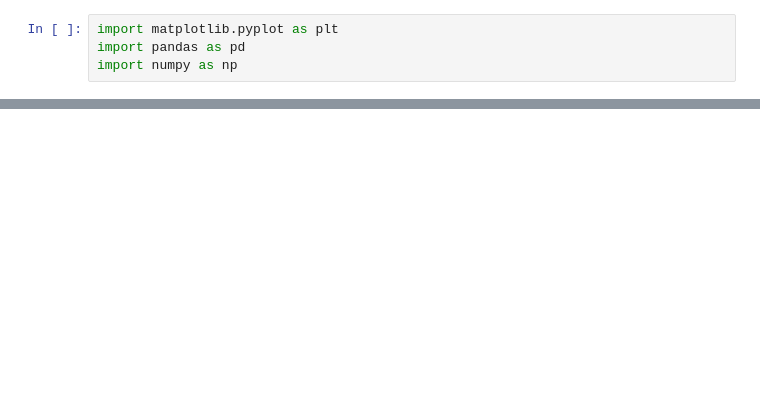
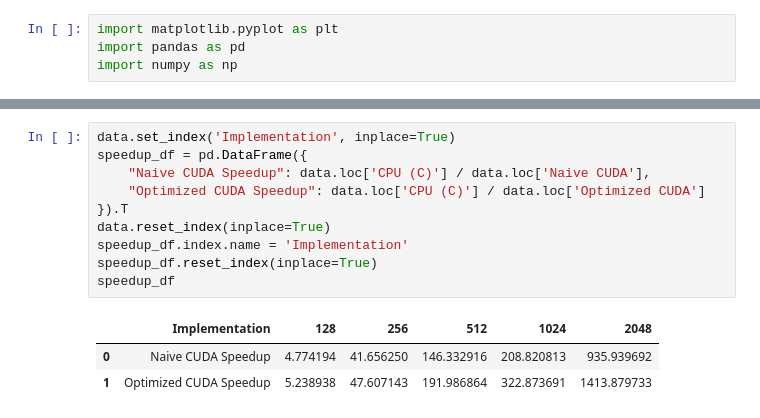
Before and after one commit to SlyShot42/cuda-matmul-conv-bench, a Jupyter notebook: runtime_analysis.ipynb, the cells around one changed output, grey strips where cells are left out. Drawn from its saved outputs; the diff is of its cells as text; blank space fills up the shorter version.

Commit message:
added speedup calculation logic

```diff
--- a/runtime_analysis.ipynb
+++ b/runtime_analysis.ipynb
@@ -5 +13,15 @@ import numpy as np
+# %%
+data.set_index('Implementation', inplace=True)
+speedup_df = pd.DataFrame({
+    "Naive CUDA Speedup": data.loc['CPU (C)'] / data.loc['Naive CUDA'],
+    "Optimized CUDA Speedup": data.loc['CPU (C)'] / data.loc['Optimized CUDA']
+}).T
+data.reset_index(inplace=True)
+speedup_df.index.name = 'Implementation'
+speedup_df.reset_index(inplace=True)
+speedup_df
+# %% [output]
+|  | Implementation | 128 | 256 | 512 | 1024 | 2048 |
+| 0 | Naive CUDA Speedup | 4.774194 | 41.656250 | 146.332916 | 208.820813 | 935.939692 |
+| 1 | Optimized CUDA Speedup | 5.238938 | 47.607143 | 191.986864 | 322.873691 | 1413.879733 |
 # %%
```
Also changed, not shown: parts of 2 cells of this notebook.
